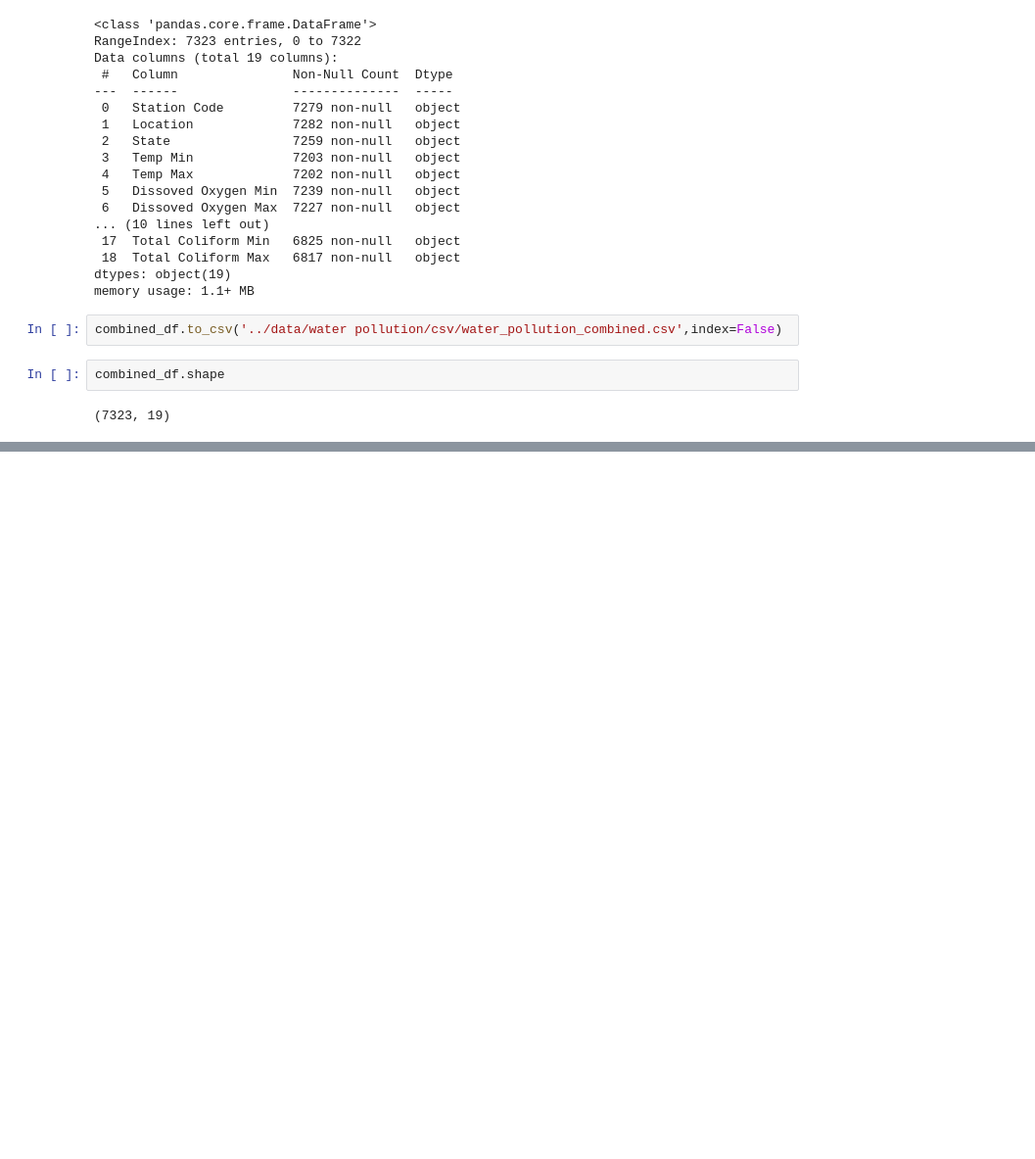
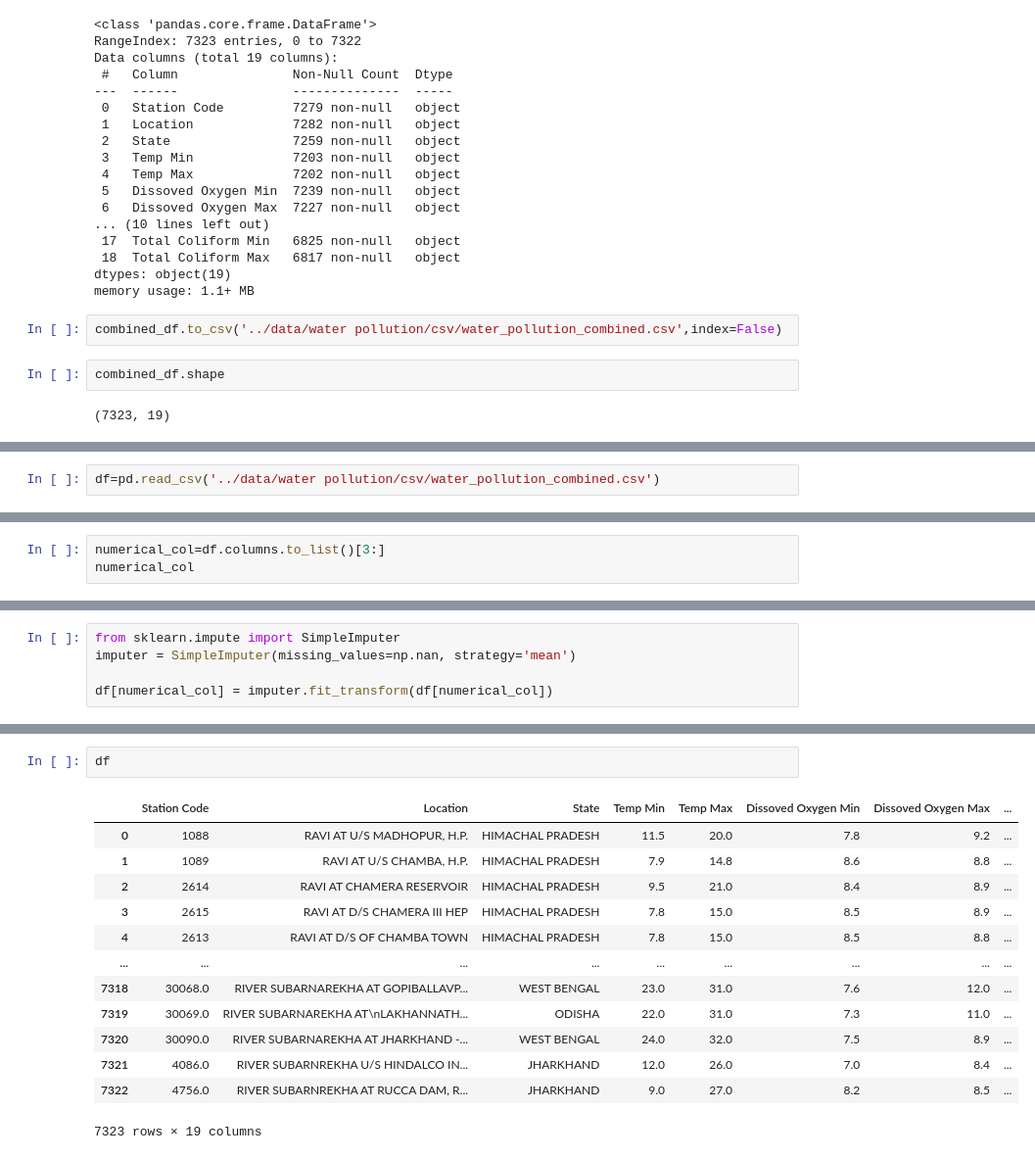
Before and after one commit to mageshyt/Pollution-clustering, a Jupyter notebook: notebooks/water-quality.ipynb, the cells around one changed output, grey strips where cells are left out. Shown at 98% size. Saved outputs shown, nothing was run; the diff lists cells and outputs as text; blank space fills up the shorter version.

Commit message:
data clearning and data processing finished

```diff
--- a/notebooks/water-quality.ipynb
+++ b/notebooks/water-quality.ipynb
@@ -169,0 +174,2 @@ combined_df.shape
+# %%
+df=pd.read_csv('../data/water pollution/csv/water_pollution_combined.csv')
@@ -169,0 +208,3 @@ combined_df.shape
+# %%
+numerical_col=df.columns.to_list()[3:]
+numerical_col
@@ -169,0 +228,5 @@ combined_df.shape
+# %%
+from sklearn.impute import SimpleImputer
+imputer = SimpleImputer(missing_values=np.nan, strategy='mean')
+
+df[numerical_col] = imputer.fit_transform(df[numerical_col])
@@ -169,0 +254,16 @@ combined_df.shape
+# %%
+df
+# %% [output]
+|  | Station Code | Location | State | Temp Min | Temp Max | Dissoved Oxygen Min | Dissoved Oxygen Max | ... |
+| 0 | 1088 | RAVI AT U/S MADHOPUR, H.P. | HIMACHAL PRADESH | 11.5 | 20.0 | 7.8 | 9.2 | ... |
+| 1 | 1089 | RAVI AT U/S CHAMBA, H.P. | HIMACHAL PRADESH | 7.9 | 14.8 | 8.6 | 8.8 | ... |
+| 2 | 2614 | RAVI AT CHAMERA RESERVOIR | HIMACHAL PRADESH | 9.5 | 21.0 | 8.4 | 8.9 | ... |
+| 3 | 2615 | RAVI AT D/S CHAMERA III HEP | HIMACHAL PRADESH | 7.8 | 15.0 | 8.5 | 8.9 | ... |
+| 4 | 2613 | RAVI AT D/S OF CHAMBA TOWN | HIMACHAL PRADESH | 7.8 | 15.0 | 8.5 | 8.8 | ... |
+| ... | ... | ... | ... | ... | ... | ... | ... | ... |
+| 7318 | 30068.0 | RIVER SUBARNAREKHA AT GOPIBALLAVP... | WEST BENGAL | 23.0 | 31.0 | 7.6 | 12.0 | ... |
+| 7319 | 30069.0 | RIVER SUBARNAREKHA AT\nLAKHANNATH... | ODISHA | 22.0 | 31.0 | 7.3 | 11.0 | ... |
+| 7320 | 30090.0 | RIVER SUBARNAREKHA AT JHARKHAND -... | WEST BENGAL | 24.0 | 32.0 | 7.5 | 8.9 | ... |
+| 7321 | 4086.0 | RIVER SUBARNREKHA U/S HINDALCO IN... | JHARKHAND | 12.0 | 26.0 | 7.0 | 8.4 | ... |
+| 7322 | 4756.0 | RIVER SUBARNREKHA AT RUCCA DAM, R... | JHARKHAND | 9.0 | 27.0 | 8.2 | 8.5 | ... |
+7323 rows × 19 columns
```
Also changed, not shown: parts of 10 cells of this notebook, 1 other file.
